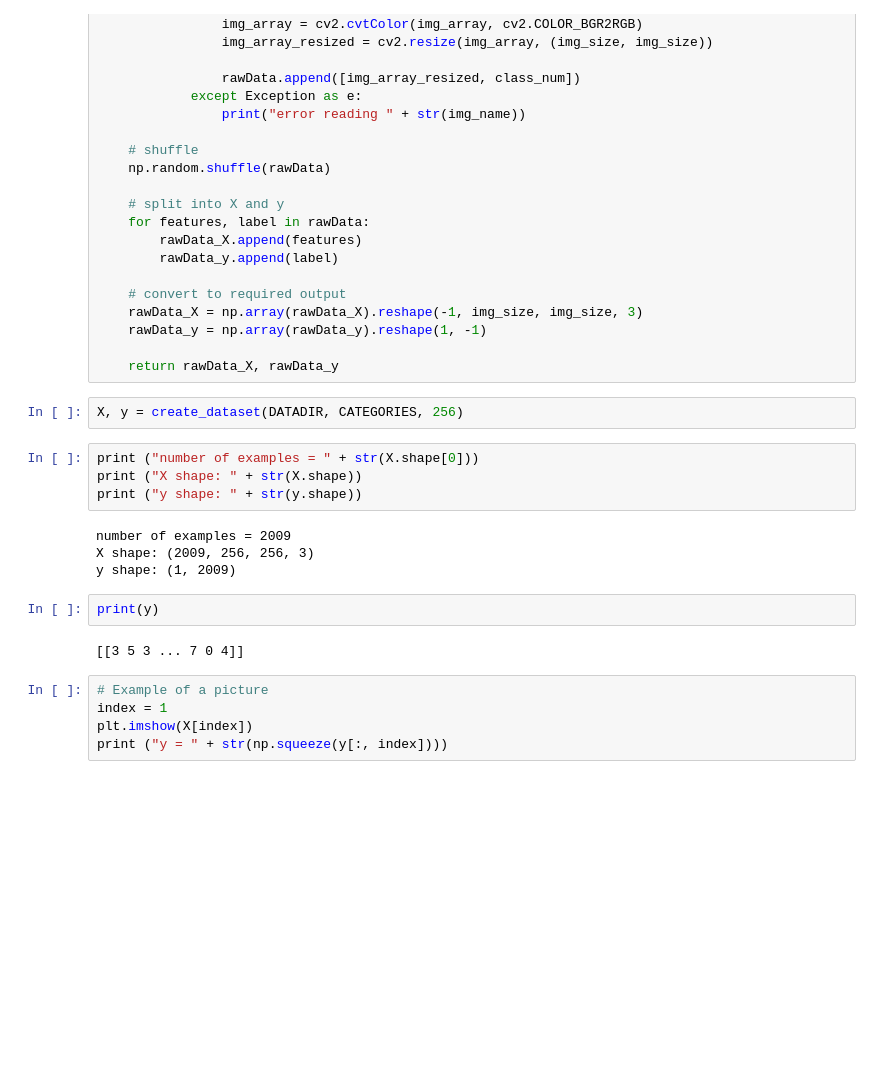
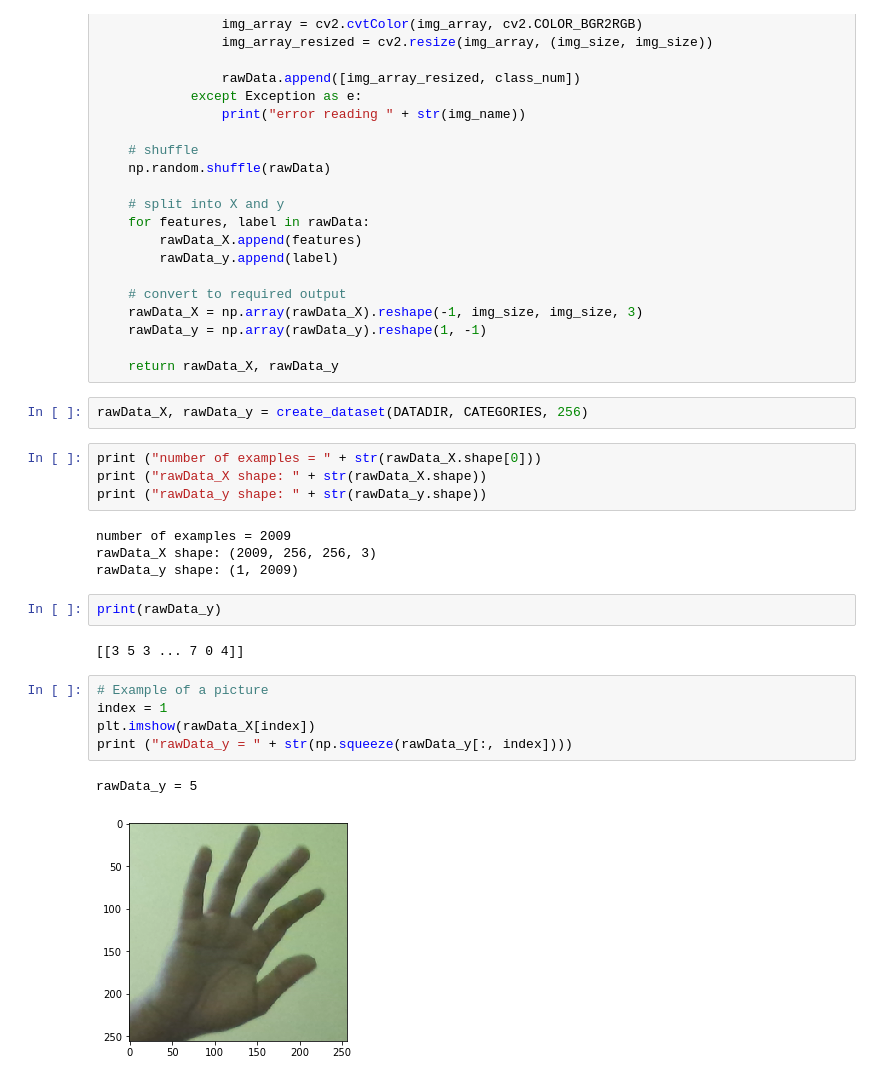
Before and after one commit to mratanusarkar/Hand-Cricket-Umpire-DL, a Jupyter notebook: notebooks/Gesture Recognition for Hand Cricket Game.ipynb, the cells around one changed output. Saved outputs shown, nothing was run; the diff lists cells and outputs as text; blank space fills up the shorter version.

```diff
--- a/notebooks/Gesture Recognition for Hand Cricket Game.ipynb
+++ b/notebooks/Gesture Recognition for Hand Cricket Game.ipynb
@@ -99,22 +101,25 @@ def create_dataset(img_data_root_folder_path, sub_folder_category_name_list, img
 
     return rawData_X, rawData_y
 # %%
-X, y = create_dataset(DATADIR, CATEGORIES, 256)
+rawData_X, rawData_y = create_dataset(DATADIR, CATEGORIES, 256)
 # %%
-print ("number of examples = " + str(X.shape[0]))
-print ("X shape: " + str(X.shape))
-print ("y shape: " + str(y.shape))
+print ("number of examples = " + str(rawData_X.shape[0]))
+print ("rawData_X shape: " + str(rawData_X.shape))
+print ("rawData_y shape: " + str(rawData_y.shape))
 # %% [output]
 number of examples = 2009
-X shape: (2009, 256, 256, 3)
-y shape: (1, 2009)
+rawData_X shape: (2009, 256, 256, 3)
+rawData_y shape: (1, 2009)
 # %%
-print(y)
+print(rawData_y)
 # %% [output]
 [[3 5 3 ... 7 0 4]]
 # %%
 # Example of a picture
 index = 1
-plt.imshow(X[index])
-print ("y = " + str(np.squeeze(y[:, index])))
+plt.imshow(rawData_X[index])
+print ("rawData_y = " + str(np.squeeze(rawData_y[:, index])))
+# %% [output]
+rawData_y = 5
+[figure, added]
 # %%
```
Also changed, not shown: parts of 24 cells of this notebook.
